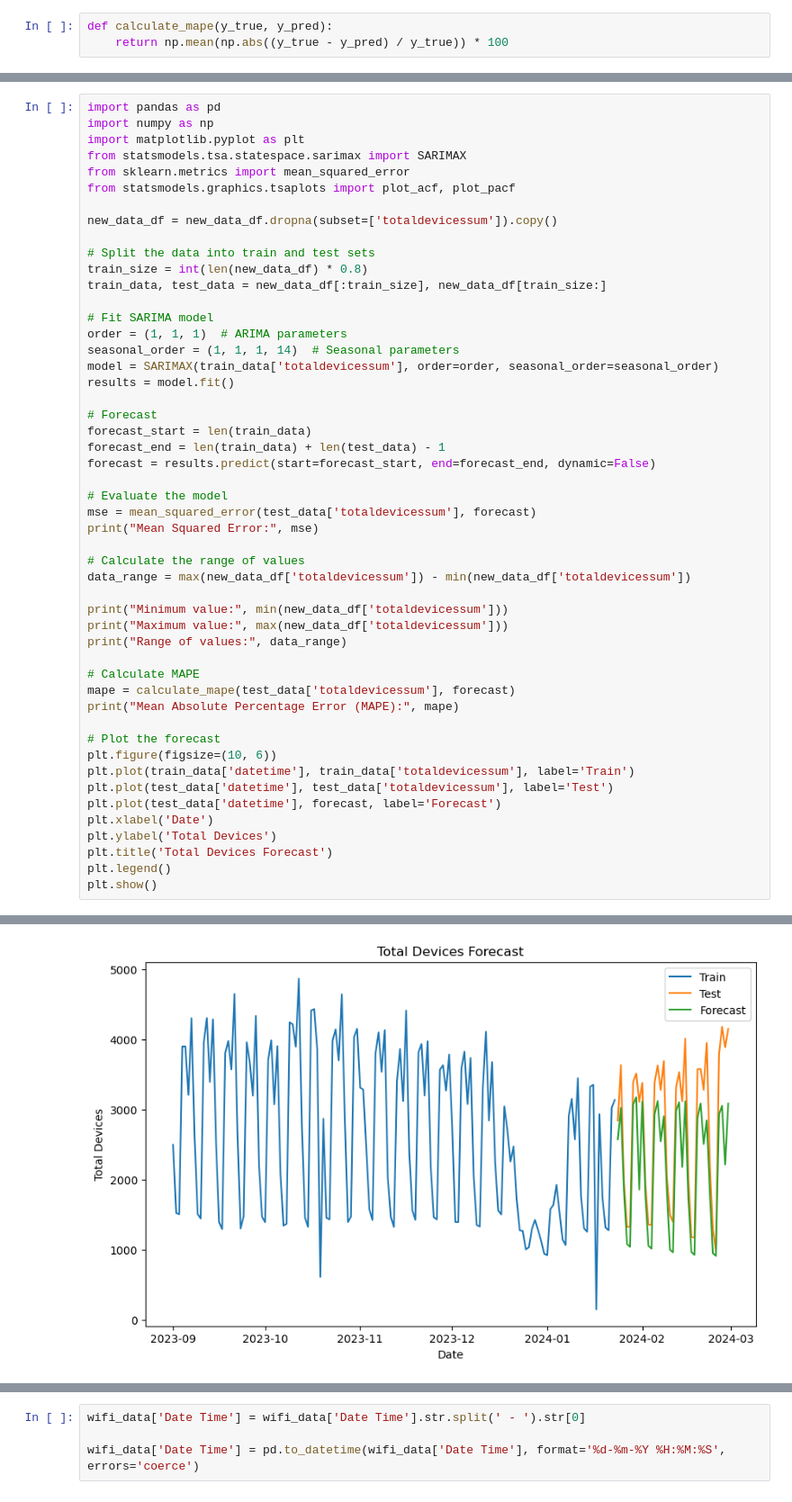
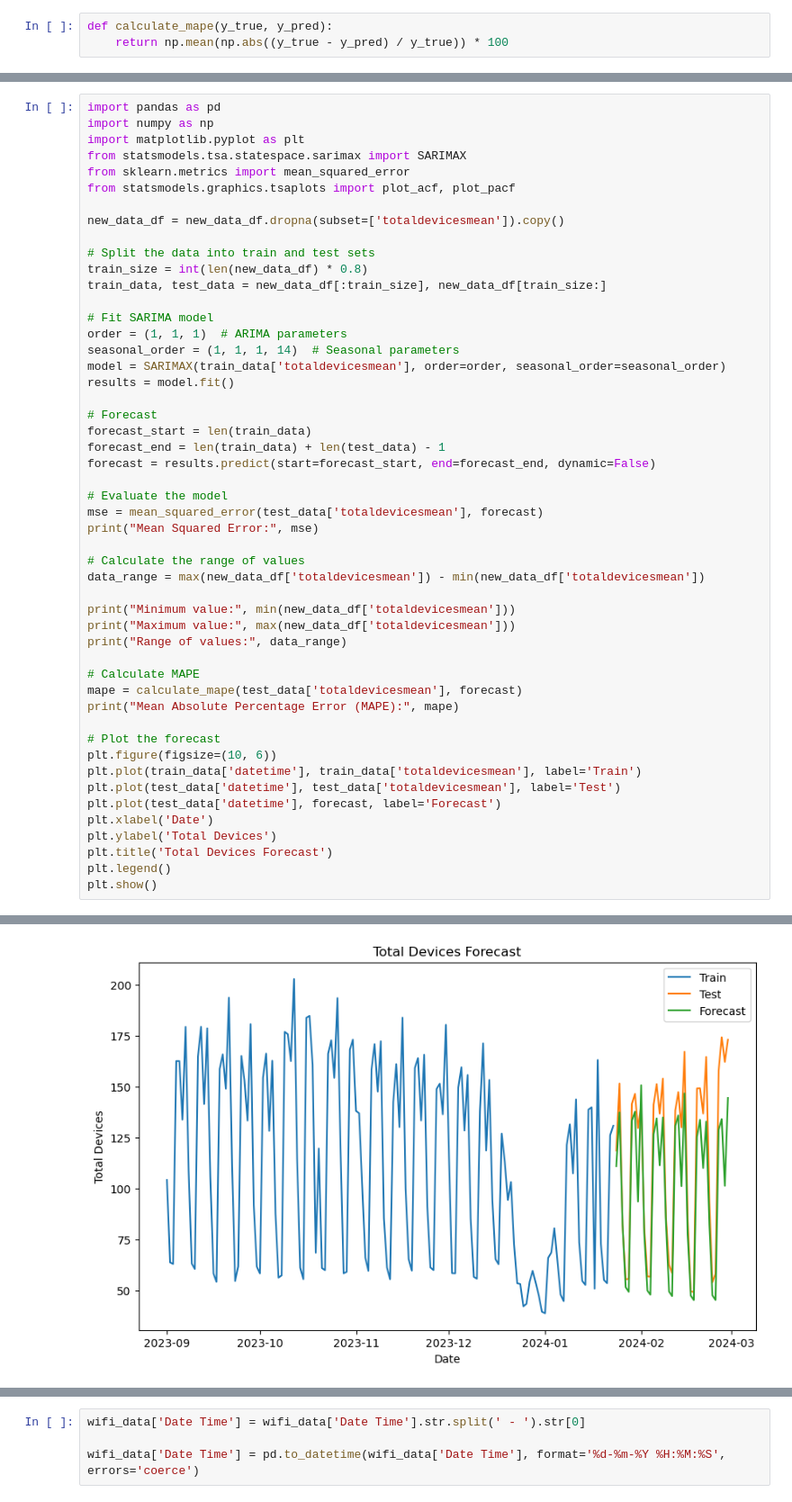
Before and after one commit to Catalin246/cupola-xs, a Jupyter notebook: model/sarima_model.ipynb, the cells around one changed output, grey strips where cells are left out. Shown at 90% size. Cells and saved outputs as stored; diff of their text form.

```diff
--- a/model/sarima_model.ipynb
+++ b/model/sarima_model.ipynb
@@ -439,7 +467,7 @@ from statsmodels.tsa.statespace.sarimax import SARIMAX
 from sklearn.metrics import mean_squared_error
 from statsmodels.graphics.tsaplots import plot_acf, plot_pacf
 
-new_data_df = new_data_df.dropna(subset=['totaldevicessum']).copy()
+new_data_df = new_data_df.dropna(subset=['totaldevicesmean']).copy()
 
 # Split the data into train and test sets
 train_size = int(len(new_data_df) * 0.8)
@@ -448,7 +476,7 @@ train_data, test_data = new_data_df[:train_size], new_data_df[train_size:]
 # Fit SARIMA model
 order = (1, 1, 1)  # ARIMA parameters
 seasonal_order = (1, 1, 1, 14)  # Seasonal parameters
-model = SARIMAX(train_data['totaldevicessum'], order=order, seasonal_order=seasonal_order)
+model = SARIMAX(train_data['totaldevicesmean'], order=order, seasonal_order=seasonal_order)
 results = model.fit()
 
 # Forecast
@@ -457,24 +485,24 @@ forecast_end = len(train_data) + len(test_data) - 1
 forecast = results.predict(start=forecast_start, end=forecast_end, dynamic=False)
 
 # Evaluate the model
-mse = mean_squared_error(test_data['totaldevicessum'], forecast)
+mse = mean_squared_error(test_data['totaldevicesmean'], forecast)
 print("Mean Squared Error:", mse)
 
 # Calculate the range of values
-data_range = max(new_data_df['totaldevicessum']) - min(new_data_df['totaldevicessum'])
+data_range = max(new_data_df['totaldevicesmean']) - min(new_data_df['totaldevicesmean'])
 
-print("Minimum value:", min(new_data_df['totaldevicessum']))
-print("Maximum value:", max(new_data_df['totaldevicessum']))
+print("Minimum value:", min(new_data_df['totaldevicesmean']))
+print("Maximum value:", max(new_data_df['totaldevicesmean']))
 print("Range of values:", data_range)
 
 # Calculate MAPE
-mape = calculate_mape(test_data['totaldevicessum'], forecast)
+mape = calculate_mape(test_data['totaldevicesmean'], forecast)
 print("Mean Absolute Percentage Error (MAPE):", mape)
 
 # Plot the forecast
 plt.figure(figsize=(10, 6))
-plt.plot(train_data['datetime'], train_data['totaldevicessum'], label='Train')
-plt.plot(test_data['datetime'], test_data['totaldevicessum'], label='Test')
+plt.plot(train_data['datetime'], train_data['totaldevicesmean'], label='Train')
+plt.plot(test_data['datetime'], test_data['totaldevicesmean'], label='Test')
 plt.plot(test_data['datetime'], forecast, label='Forecast')
 plt.xlabel('Date')
 plt.ylabel('Total Devices')
@@ -489,2 +517,2 @@ Range of values: 4718.0
 Mean Absolute Percentage Error (MAPE): nan
-[figure, old version]
+[figure, new version]
```
Also changed, not shown: parts of 6 cells of this notebook, 3 other files.
